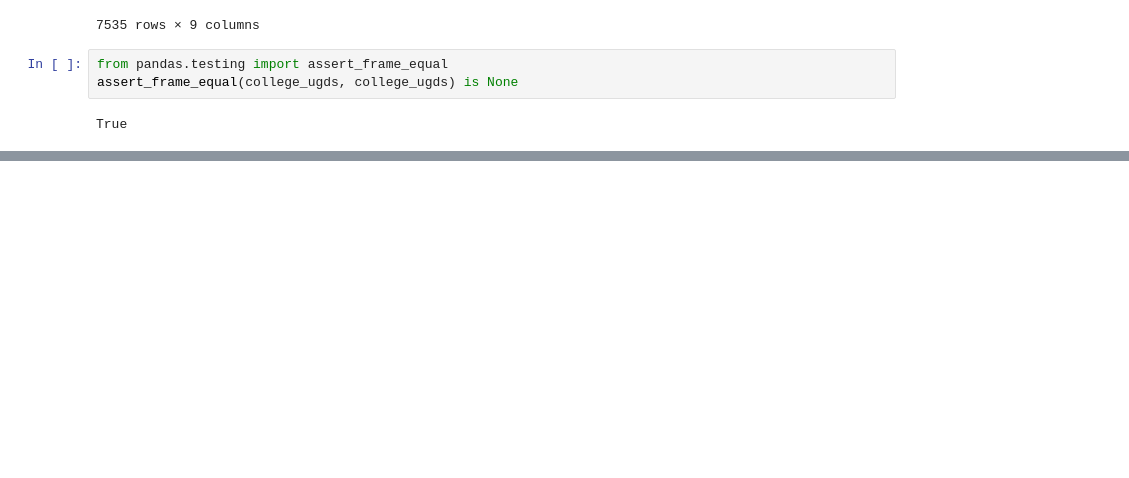
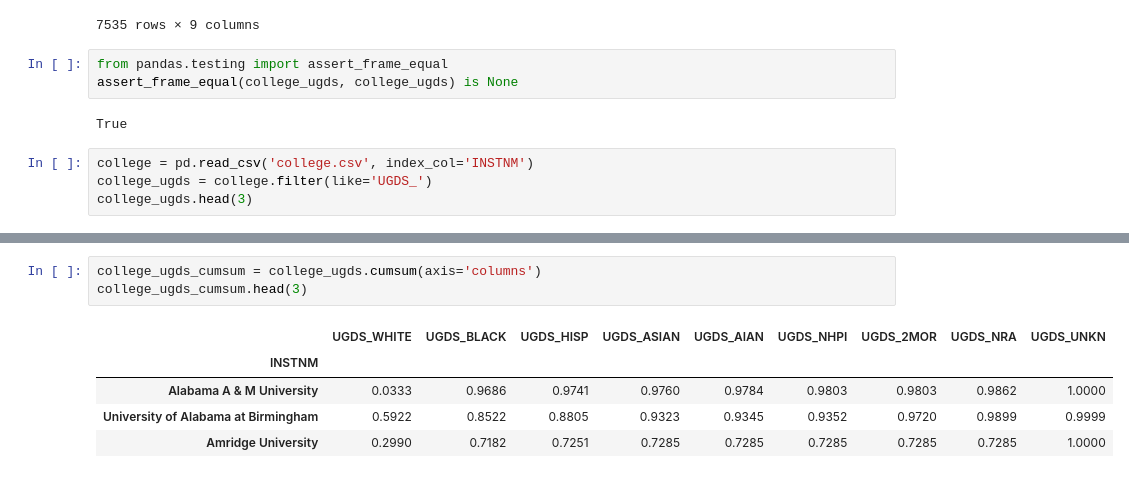
Before and after one commit to JPL-JUNO/PC2E, a Jupyter notebook: Chapter2_Essential_DataFrame_Operations.ipynb, the cells around one changed output, grey strips where cells are left out. Cells and saved outputs as stored; diff of their text form; blank space fills up the shorter version.

```diff
--- a/Chapter2_Essential_DataFrame_Operations.ipynb
+++ b/Chapter2_Essential_DataFrame_Operations.ipynb
@@ -587,3 +587,7 @@ from pandas.testing import assert_frame_equal
 assert_frame_equal(college_ugds, college_ugds) is None
 # %% [output]
 True
+# %%
+college = pd.read_csv('college.csv', index_col='INSTNM')
+college_ugds = college.filter(like='UGDS_')
+college_ugds.head(3)
@@ -589,0 +660,9 @@ True
+# %%
+college_ugds_cumsum = college_ugds.cumsum(axis='columns')
+college_ugds_cumsum.head(3)
+# %% [output]
+|  | UGDS_WHITE | UGDS_BLACK | UGDS_HISP | UGDS_ASIAN | UGDS_AIAN | UGDS_NHPI | UGDS_2MOR | UGDS_NRA | UGDS_UNKN |
+| INSTNM |  |  |  |  |  |  |  |  |  |
+| Alabama A & M University | 0.0333 | 0.9686 | 0.9741 | 0.9760 | 0.9784 | 0.9803 | 0.9803 | 0.9862 | 1.0000 |
+| University of Alabama at Birmingham | 0.5922 | 0.8522 | 0.8805 | 0.9323 | 0.9345 | 0.9352 | 0.9720 | 0.9899 | 0.9999 |
+| Amridge University | 0.2990 | 0.7182 | 0.7251 | 0.7285 | 0.7285 | 0.7285 | 0.7285 | 0.7285 | 1.0000 |
```
Also changed, not shown: parts of 18 cells of this notebook, 1 other file.
